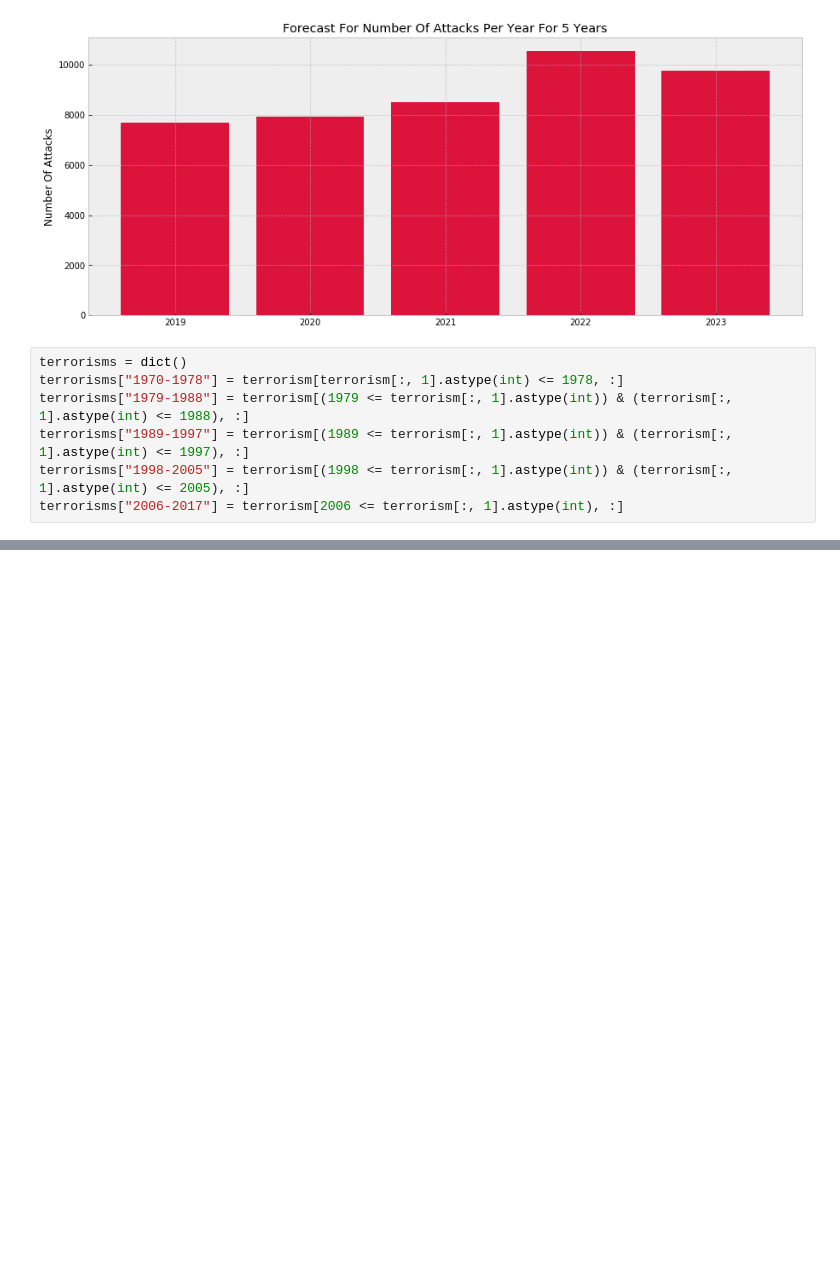
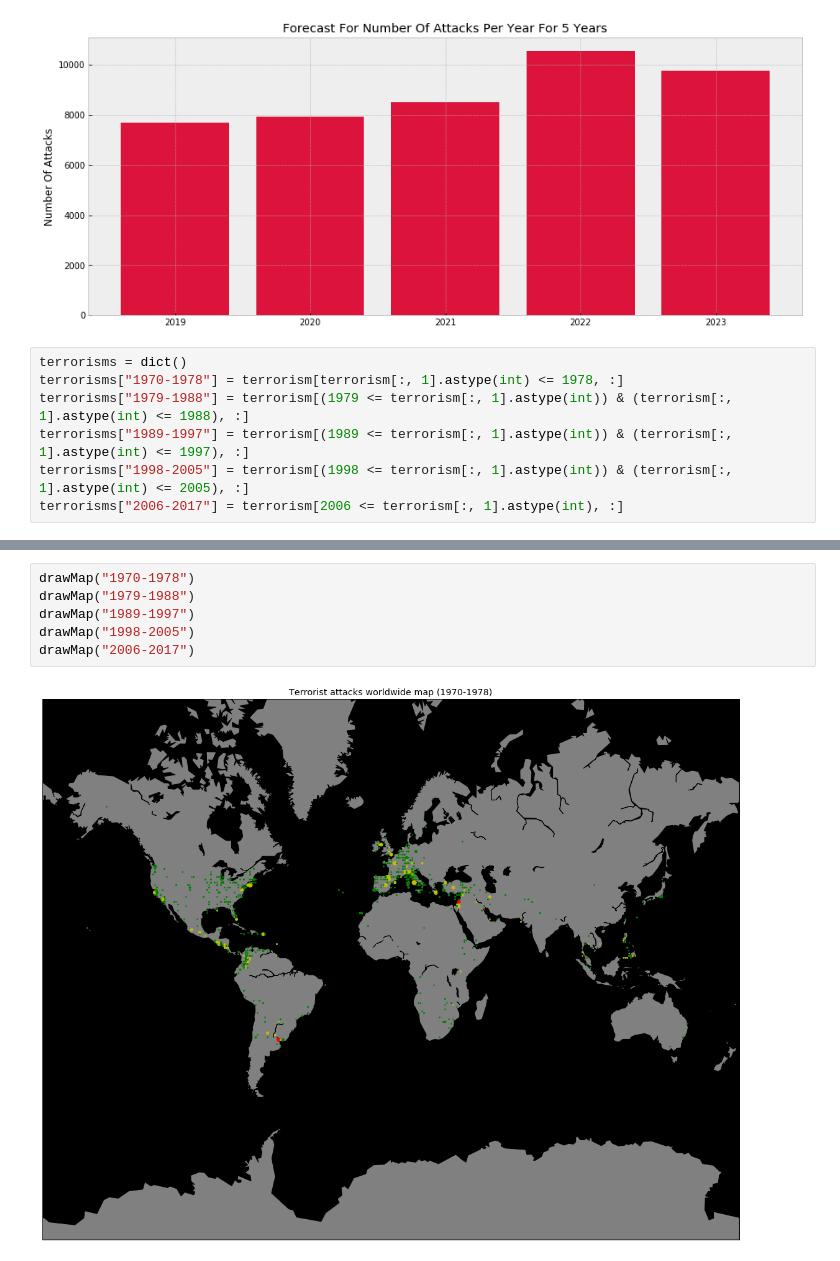
Before and after one commit to Andre711/PR19TANM, a Jupyter notebook: PR_Projekt/Projekt.ipynb, the cells around one changed output, grey strips where cells are left out. Saved outputs shown, nothing was run; the diff lists cells and outputs as text; blank space fills up the shorter version.

```diff
--- a/PR_Projekt/Projekt.ipynb
+++ b/PR_Projekt/Projekt.ipynb
@@ -320,0 +393,8 @@ plt.show()
+# %%
+drawMap("1970-1978")
+drawMap("1979-1988")
+drawMap("1989-1997")
+drawMap("1998-2005")
+drawMap("2006-2017")
+# %% [output]
+[figure, added]
```
Also changed, not shown: parts of 9 cells of this notebook.
